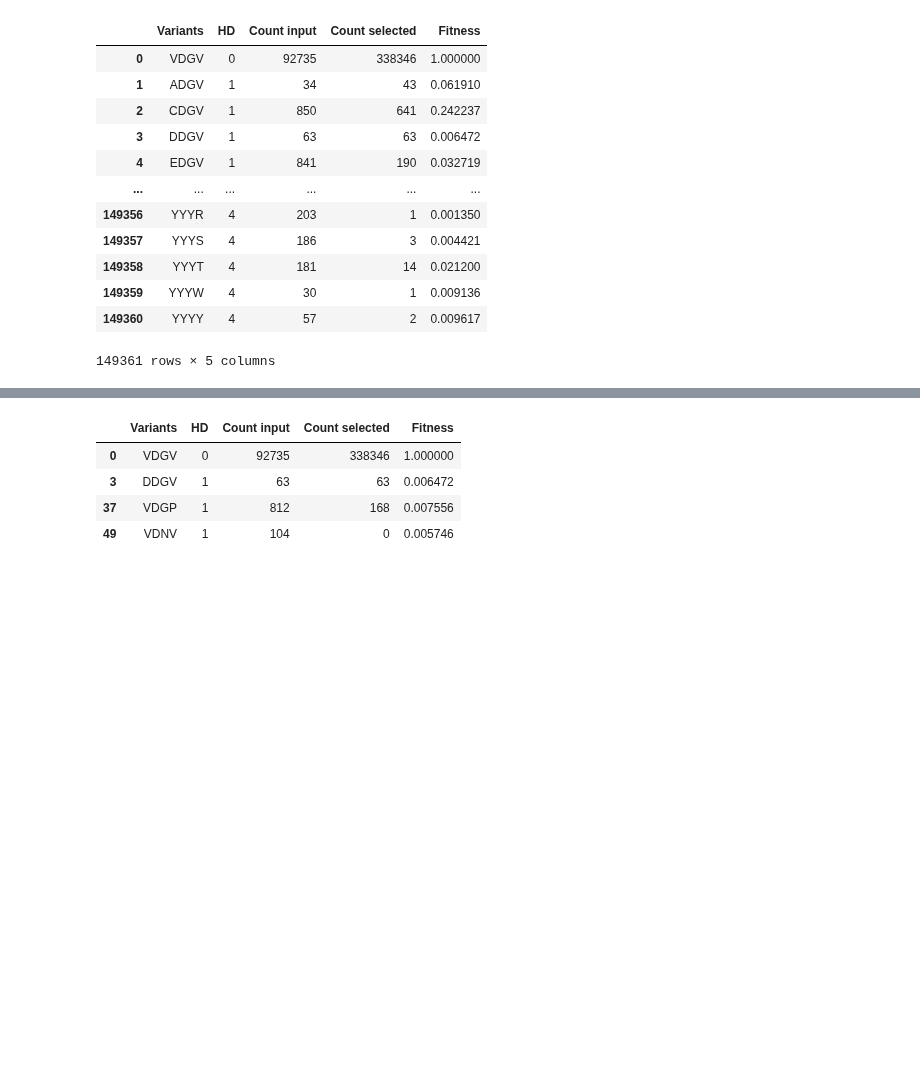
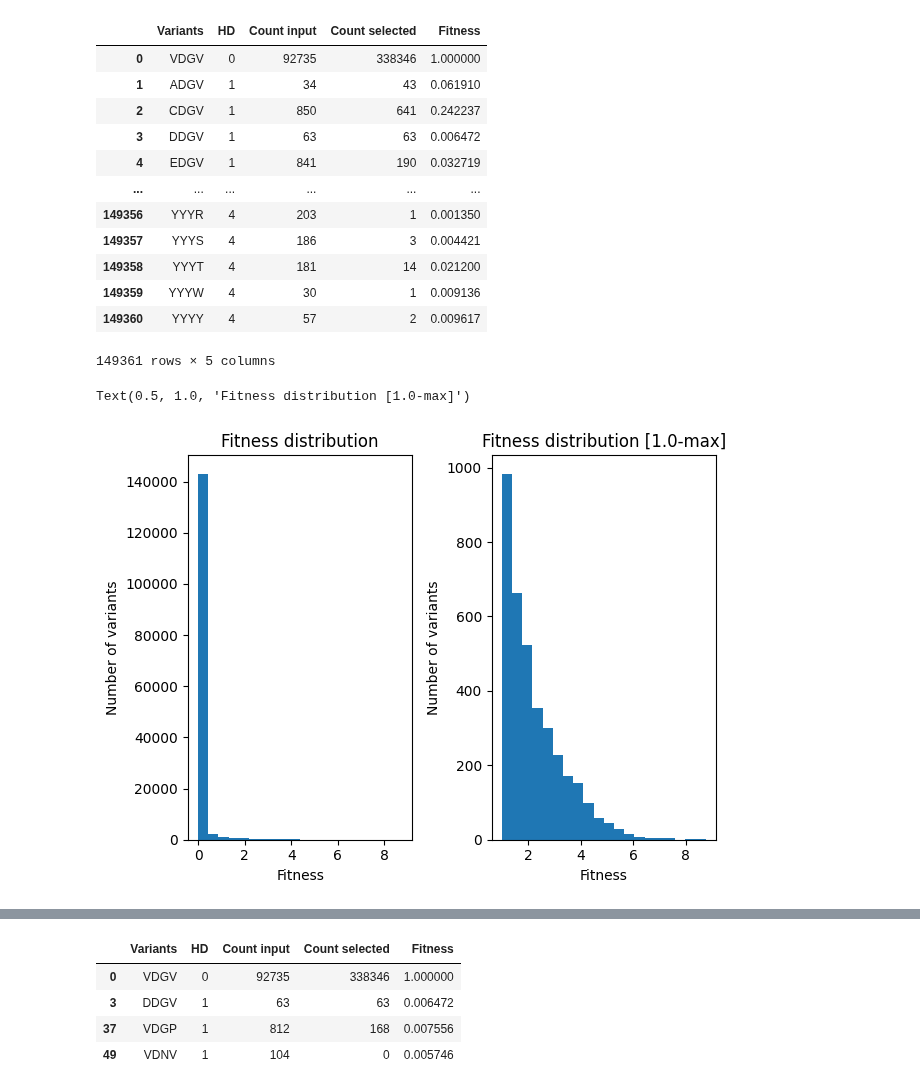
Before and after one commit to soldatmat/PELLM, a Jupyter notebook: code/llm/sandbox.ipynb, the cells around one changed output, grey strips where cells are left out. Saved outputs shown, nothing was run; the diff lists cells and outputs as text; code cells hidden in the pictures; blank space fills up the shorter version.

```diff
--- a/code/llm/sandbox.ipynb
+++ b/code/llm/sandbox.ipynb
@@ -20,3 +20,24 @@ df
 | 149359 | YYYW | 4 | 30 | 1 | 0.009136 |
 | 149360 | YYYY | 4 | 57 | 2 | 0.009617 |
 149361 rows × 5 columns
+# %%
+import matplotlib.pyplot as plt
+
+fig, axs = plt.subplots(1, 2, sharey=False, tight_layout=True)
+
+fitness = df["Fitness"].values
+n_bins = 20
+axs[0].hist(fitness, n_bins)
+axs[0].set_xlabel("Fitness")
+axs[0].set_ylabel("Number of variants")
+axs[0].set_title("Fitness distribution")
+
+fitness = fitness[fitness >= 1.0]
+n_bins = 20
+axs[1].hist(fitness, n_bins)
+axs[1].set_xlabel("Fitness")
+axs[1].set_ylabel("Number of variants")
+axs[1].set_title("Fitness distribution [1.0-max]")
+# %% [output]
+Text(0.5, 1.0, 'Fitness distribution [1.0-max]')
+[figure, added]
```
Also changed, not shown: parts of 4 cells of this notebook, 4 other files.
